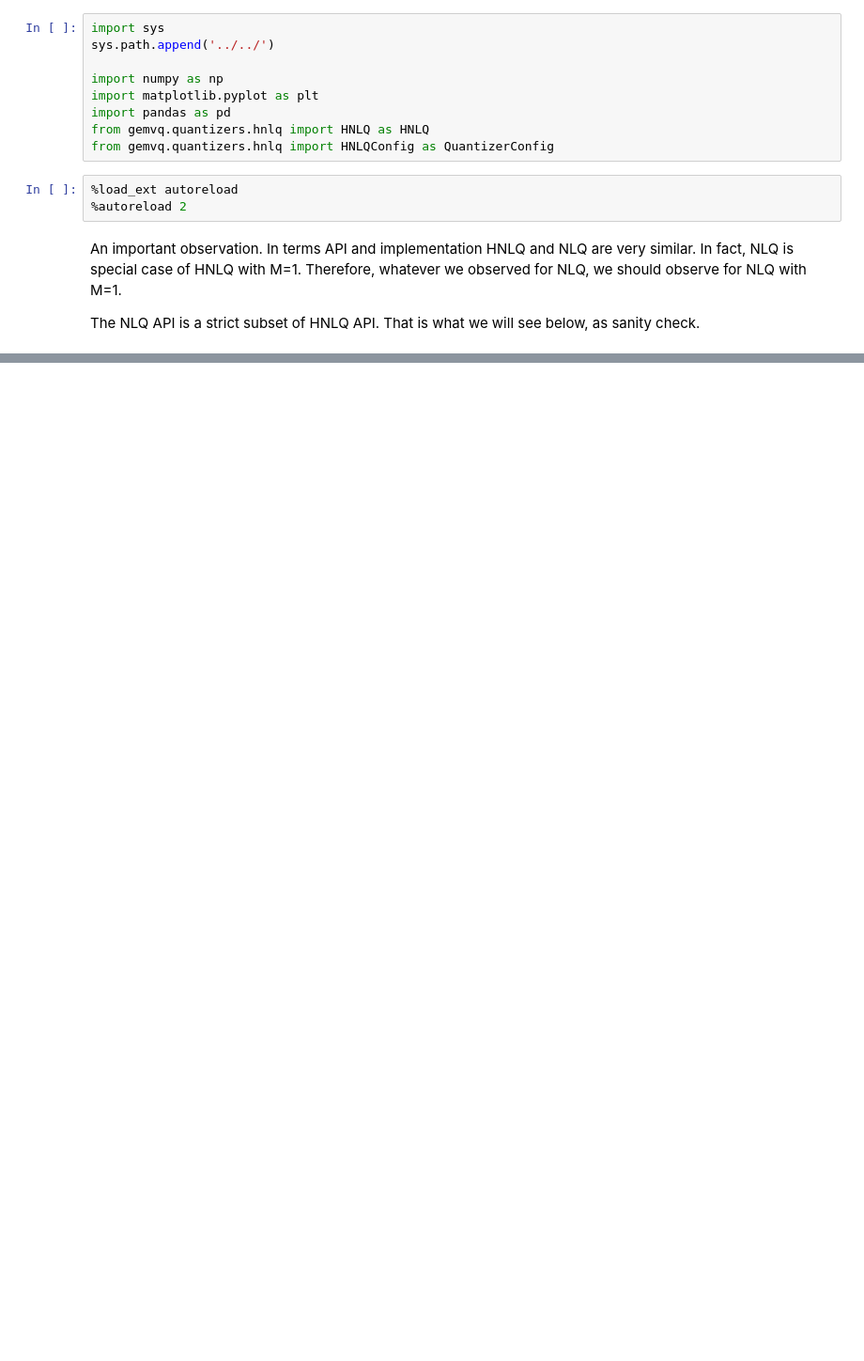
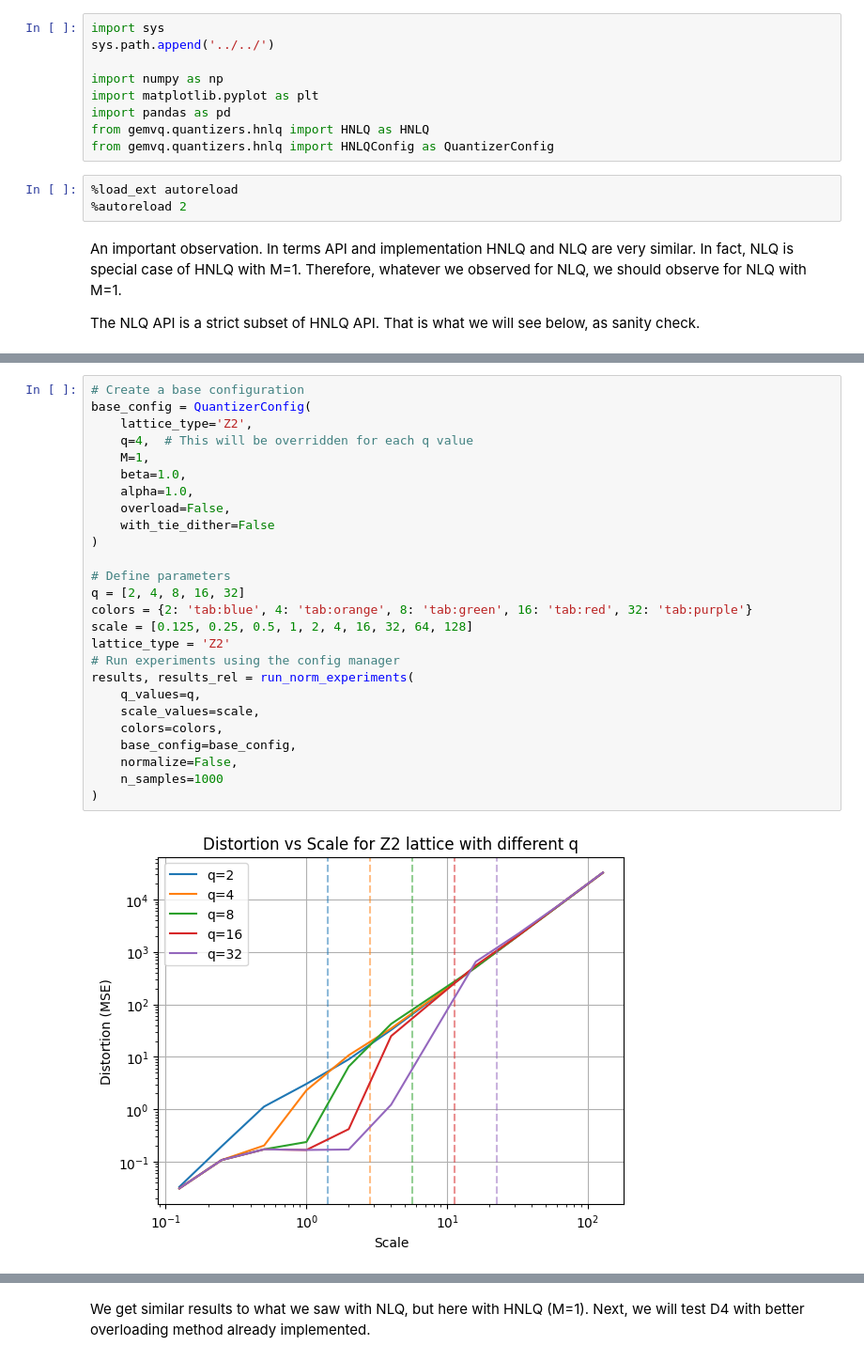
Before and after one commit to mlsquare/gemvq, a Jupyter notebook: docs/notebooks/hnlq-02.ipynb, the cells around one changed output, grey strips where cells are left out. Shown: that part at 94% size. Cells and saved outputs as stored; diff of their text form; blank space fills up the shorter version.

```diff
--- a/docs/notebooks/hnlq-02.ipynb
+++ b/docs/notebooks/hnlq-02.ipynb
@@ -247,0 +188,28 @@ Reconstruction Error (L2 norm): 0.647051
+# %%
+# Create a base configuration
+base_config = QuantizerConfig(
+    lattice_type='Z2',
+    q=4,  # This will be overridden for each q value
+    M=1,
+    beta=1.0,
+    alpha=1.0,
+    overload=False,
+    with_tie_dither=False
+)
+
+# Define parameters
+q = [2, 4, 8, 16, 32]
+colors = {2: 'tab:blue', 4: 'tab:orange', 8: 'tab:green', 16: 'tab:red', 32: 'tab:purple'}
+scale = [0.125, 0.25, 0.5, 1, 2, 4, 16, 32, 64, 128]
+lattice_type = 'Z2'
+# Run experiments using the config manager
+results, results_rel = run_norm_experiments(
+    q_values=q,
+    scale_values=scale,
+    colors=colors,
+    base_config=base_config,
+    normalize=False,
+    n_samples=1000
+)
+# %% [output]
+[figure, added]
@@ -247,0 +217,2 @@ Reconstruction Error (L2 norm): 0.647051
+# %% [markdown]
+We get similar results to what we saw with NLQ, but here with HNLQ (M=1). Next, we will test D4 with better overloading method already implemented.
```
Also changed, not shown: parts of 22 cells of this notebook, 5 other files.
